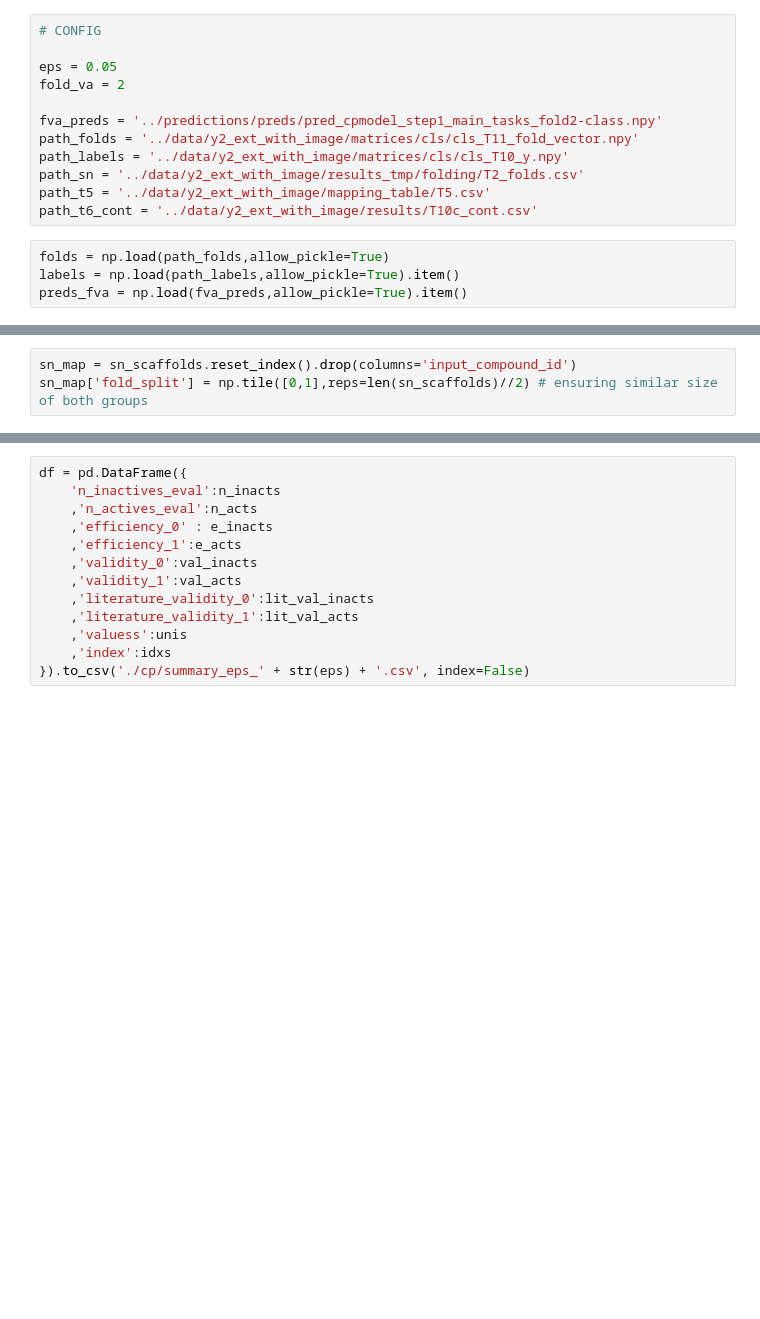
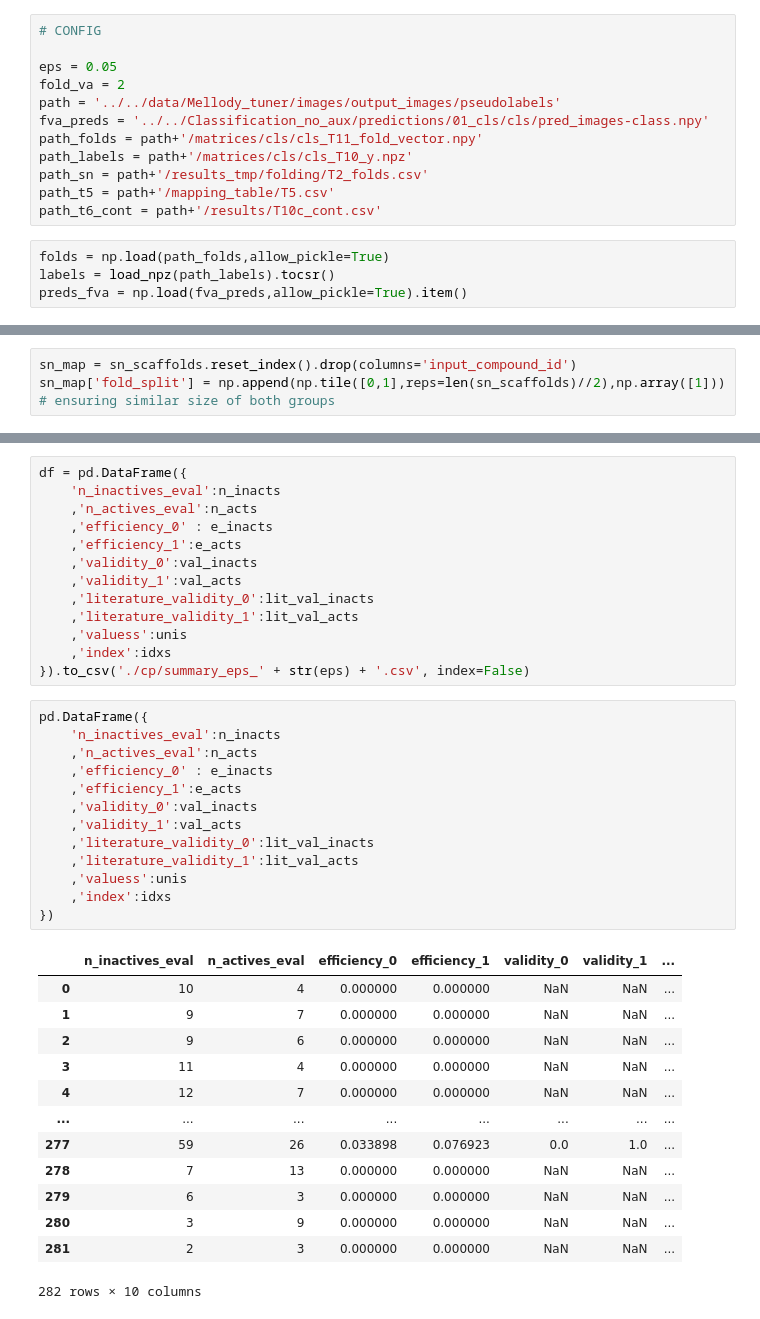
Before and after one commit to melloddy/pseudolabel_auxdata, a Jupyter notebook: scripts_and_notebooks/step2_2_CPfitting.ipynb, the cells around one changed output, grey strips where cells are left out. Cells and saved outputs as stored; diff of their text form; blank space fills up the shorter version.

```diff
--- a/scripts_and_notebooks/step2_2_CPfitting.ipynb
+++ b/scripts_and_notebooks/step2_2_CPfitting.ipynb
@@ -69,16 +70,16 @@ def cp_label_predictor(p0, p1, eps):
 
 eps = 0.05
 fold_va = 2
-
-fva_preds = '../predictions/preds/pred_cpmodel_step1_main_tasks_fold2-class.npy'
-path_folds = '../data/y2_ext_with_image/matrices/cls/cls_T11_fold_vector.npy'
-path_labels = '../data/y2_ext_with_image/matrices/cls/cls_T10_y.npy'
-path_sn = '../data/y2_ext_with_image/results_tmp/folding/T2_folds.csv'
-path_t5 = '../data/y2_ext_with_image/mapping_table/T5.csv'
-path_t6_cont = '../data/y2_ext_with_image/results/T10c_cont.csv'
+path = '../../data/Mellody_tuner/images/output_images/pseudolabels'
+fva_preds = '../../Classification_no_aux/predictions/01_cls/cls/pred_images-class.npy'
+path_folds = path+'/matrices/cls/cls_T11_fold_vector.npy'
+path_labels = path+'/matrices/cls/cls_T10_y.npz'
+path_sn = path+'/results_tmp/folding/T2_folds.csv'
+path_t5 = path+'/mapping_table/T5.csv'
+path_t6_cont = path+'/results/T10c_cont.csv'
 # %%
 folds = np.load(path_folds,allow_pickle=True)
-labels = np.load(path_labels,allow_pickle=True).item()
+labels = load_npz(path_labels).tocsr()
 preds_fva = np.load(fva_preds,allow_pickle=True).item()
 # %%
 labels.shape
@@ -91,6 +125,6 @@ sn_scaffolds
 # %%
 sn_map = sn_scaffolds.reset_index().drop(columns='input_compound_id')
-sn_map['fold_split'] = np.tile([0,1],reps=len(sn_scaffolds)//2) # ensuring similar size of both groups
+sn_map['fold_split'] = np.append(np.tile([0,1],reps=len(sn_scaffolds)//2),np.array([1])) # ensuring similar size of both groups
 # %%
 sn_mgd = pd.merge(
     sn_fold2
@@ -266,3 +381,30 @@ df = pd.DataFrame({
     ,'valuess':unis
     ,'index':idxs
 }).to_csv('./cp/summary_eps_' + str(eps) + '.csv', index=False)
+# %%
+pd.DataFrame({
+    'n_inactives_eval':n_inacts
+    ,'n_actives_eval':n_acts
+    ,'efficiency_0' : e_inacts
+    ,'efficiency_1':e_acts
+    ,'validity_0':val_inacts
+    ,'validity_1':val_acts
+    ,'literature_validity_0':lit_val_inacts
+    ,'literature_validity_1':lit_val_acts
+    ,'valuess':unis
+    ,'index':idxs
+})
+# %% [output]
+|  | n_inactives_eval | n_actives_eval | efficiency_0 | efficiency_1 | validity_0 | validity_1 | ... |
+| 0 | 10 | 4 | 0.000000 | 0.000000 | NaN | NaN | ... |
+| 1 | 9 | 7 | 0.000000 | 0.000000 | NaN | NaN | ... |
+| 2 | 9 | 6 | 0.000000 | 0.000000 | NaN | NaN | ... |
+| 3 | 11 | 4 | 0.000000 | 0.000000 | NaN | NaN | ... |
+| 4 | 12 | 7 | 0.000000 | 0.000000 | NaN | NaN | ... |
+| ... | ... | ... | ... | ... | ... | ... | ... |
+| 277 | 59 | 26 | 0.033898 | 0.076923 | 0.0 | 1.0 | ... |
+| 278 | 7 | 13 | 0.000000 | 0.000000 | NaN | NaN | ... |
+| 279 | 6 | 3 | 0.000000 | 0.000000 | NaN | NaN | ... |
+| 280 | 3 | 9 | 0.000000 | 0.000000 | NaN | NaN | ... |
+| 281 | 2 | 3 | 0.000000 | 0.000000 | NaN | NaN | ... |
+282 rows × 10 columns
```
Also changed, not shown: parts of 19 cells of this notebook, 11 other files.
